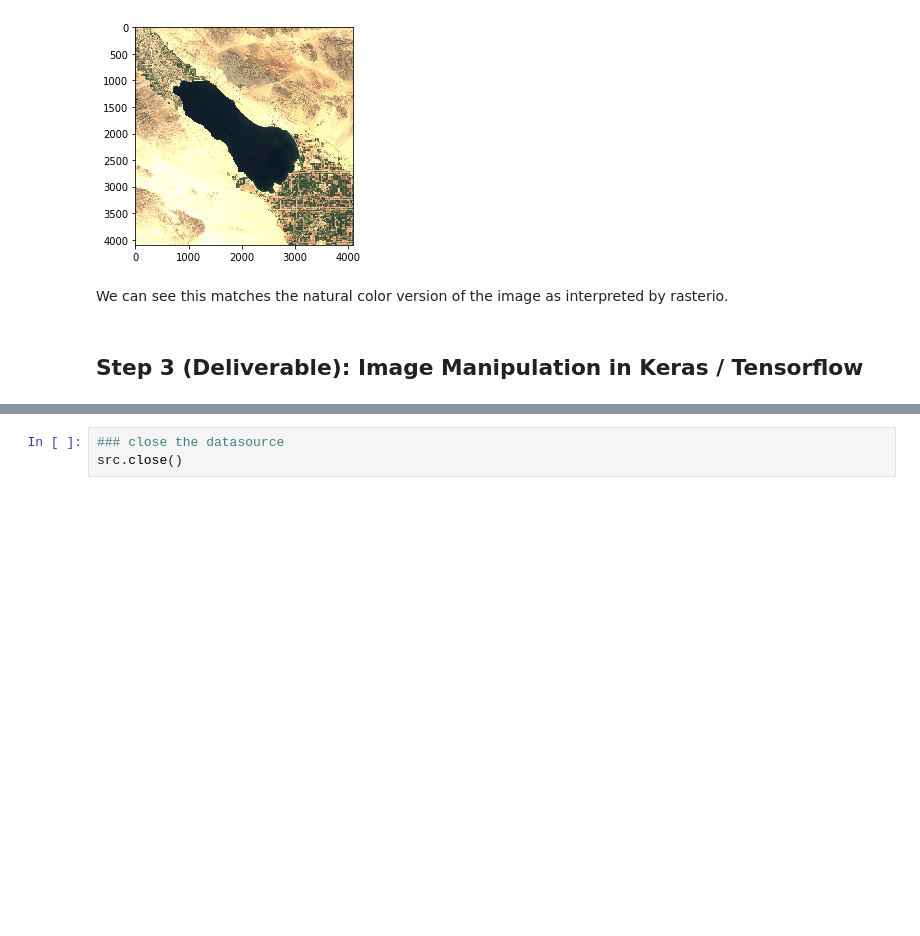
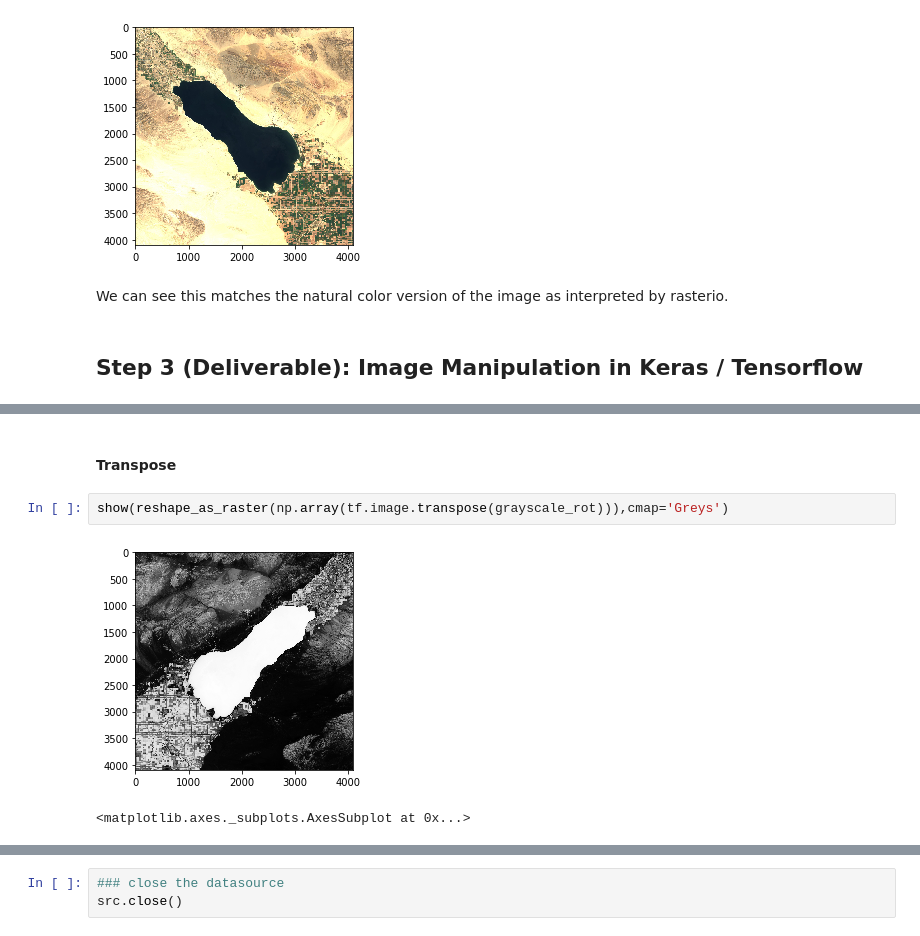
Before and after one commit to dsmoot/LP_satellite_imagery, a Jupyter notebook: 1_Getting_Started.ipynb, the cells around one changed output, grey strips where cells are left out. Drawn from its saved outputs; the diff is of its cells as text; blank space fills up the shorter version.

```diff
--- a/1_Getting_Started.ipynb
+++ b/1_Getting_Started.ipynb
@@ -151,0 +139,7 @@ plt.imshow(grayscale_img)
+# %% [markdown]
+#### Transpose
+# %%
+show(reshape_as_raster(np.array(tf.image.transpose(grayscale_rot))),cmap='Greys')
+# %% [output]
+[figure, added]
+<matplotlib.axes._subplots.AxesSubplot at 0x...>
```
Also changed, not shown: parts of 20 cells of this notebook.
